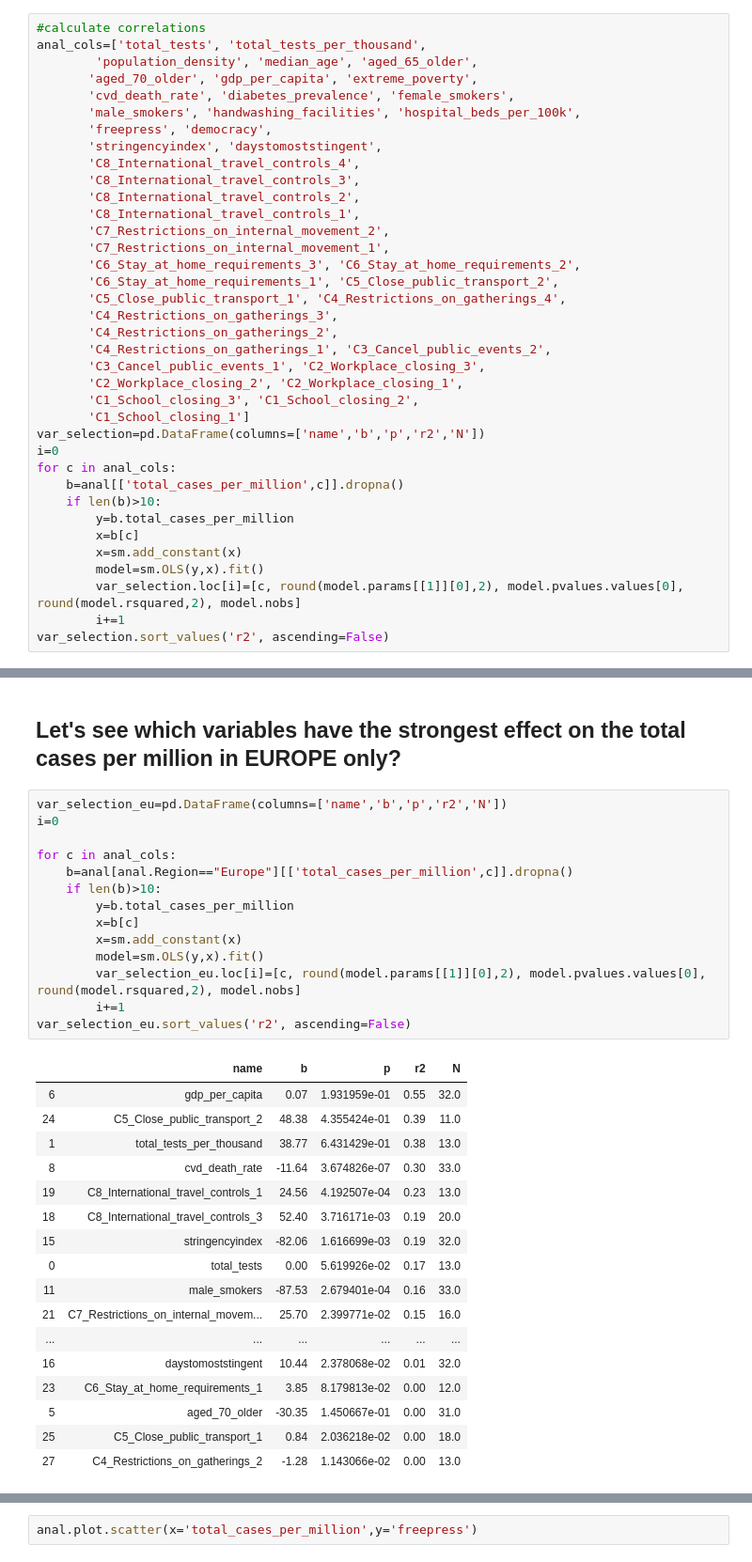
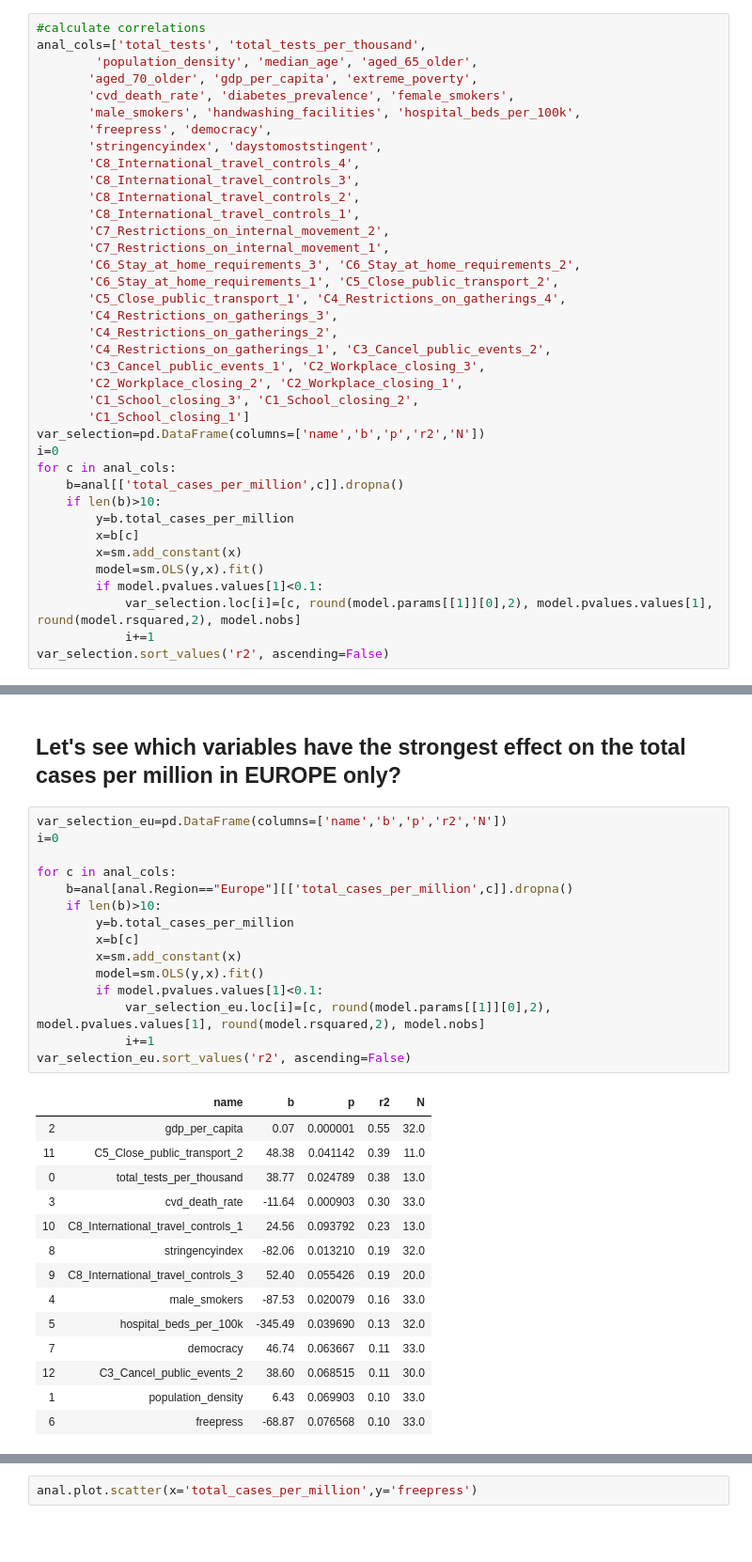
Before and after one commit to bodobalazs/covid_government, a Jupyter notebook: gov_action_data_prepapartion.ipynb, the cells around one changed output, grey strips where cells are left out. Shown at 94% size. Saved outputs shown, nothing was run; the diff lists cells and outputs as text; blank space fills up the shorter version.

Commit message:
new features + bug hunting
- corrected 2 bugs in the single variable model (wrong p vaues were displayed
- updated corresponding graphs
- added experimental 2 variable OLS. still may contain bugs

```diff
--- a/gov_action_data_prepapartion.ipynb
+++ b/gov_action_data_prepapartion.ipynb
@@ -259,8 +260,9 @@ for c in anal_cols:
         x=b[c]
         x=sm.add_constant(x)
         model=sm.OLS(y,x).fit()
-        var_selection.loc[i]=[c, round(model.params[[1]][0],2), model.pvalues.values[0], round(model.rsquared,2), model.nobs]
-        i+=1
+        if model.pvalues.values[1]<0.1:
+            var_selection.loc[i]=[c, round(model.params[[1]][0],2), model.pvalues.values[1], round(model.rsquared,2), model.nobs]
+            i+=1
 var_selection.sort_values('r2', ascending=False)
 # %% [output]
 |  | name | b | p | r2 | N |
@@ -285,32 +293,30 @@ var_selection.sort_values('r2', ascending=False)
 # %%
 var_selection_eu=pd.DataFrame(columns=['name','b','p','r2','N'])
 i=0
 
 for c in anal_cols:
     b=anal[anal.Region=="Europe"][['total_cases_per_million',c]].dropna()
     if len(b)>10:
         y=b.total_cases_per_million
         x=b[c]
         x=sm.add_constant(x)
         model=sm.OLS(y,x).fit()
-        var_selection_eu.loc[i]=[c, round(model.params[[1]][0],2), model.pvalues.values[0], round(model.rsquared,2), model.nobs]
-        i+=1
+        if model.pvalues.values[1]<0.1:
+            var_selection_eu.loc[i]=[c, round(model.params[[1]][0],2), model.pvalues.values[1], round(model.rsquared,2), model.nobs]
+            i+=1
 var_selection_eu.sort_values('r2', ascending=False)
 # %% [output]
 |  | name | b | p | r2 | N |
-| 6 | gdp_per_capita | 0.07 | 1.931959e-01 | 0.55 | 32.0 |
-| 24 | C5_Close_public_transport_2 | 48.38 | 4.355424e-01 | 0.39 | 11.0 |
-| 1 | total_tests_per_thousand | 38.77 | 6.431429e-01 | 0.38 | 13.0 |
-| 8 | cvd_death_rate | -11.64 | 3.674826e-07 | 0.30 | 33.0 |
-| 19 | C8_International_travel_controls_1 | 24.56 | 4.192507e-04 | 0.23 | 13.0 |
-| 18 | C8_International_travel_controls_3 | 52.40 | 3.716171e-03 | 0.19 | 20.0 |
-| 15 | stringencyindex | -82.06 | 1.616699e-03 | 0.19 | 32.0 |
-| 0 | total_tests | 0.00 | 5.619926e-02 | 0.17 | 13.0 |
-| 11 | male_smokers | -87.53 | 2.679401e-04 | 0.16 | 33.0 |
-| 21 | C7_Restrictions_on_internal_movem... | 25.70 | 2.399771e-02 | 0.15 | 16.0 |
-| ... | ... | ... | ... | ... | ... |
-| 16 | daystomoststingent | 10.44 | 2.378068e-02 | 0.01 | 32.0 |
-| 23 | C6_Stay_at_home_requirements_1 | 3.85 | 8.179813e-02 | 0.00 | 12.0 |
-| 5 | aged_70_older | -30.35 | 1.450667e-01 | 0.00 | 31.0 |
-| 25 | C5_Close_public_transport_1 | 0.84 | 2.036218e-02 | 0.00 | 18.0 |
-| 27 | C4_Restrictions_on_gatherings_2 | -1.28 | 1.143066e-02 | 0.00 | 13.0 |
+| 2 | gdp_per_capita | 0.07 | 0.000001 | 0.55 | 32.0 |
+| 11 | C5_Close_public_transport_2 | 48.38 | 0.041142 | 0.39 | 11.0 |
+| 0 | total_tests_per_thousand | 38.77 | 0.024789 | 0.38 | 13.0 |
+| 3 | cvd_death_rate | -11.64 | 0.000903 | 0.30 | 33.0 |
+| 10 | C8_International_travel_controls_1 | 24.56 | 0.093792 | 0.23 | 13.0 |
+| 8 | stringencyindex | -82.06 | 0.013210 | 0.19 | 32.0 |
+| 9 | C8_International_travel_controls_3 | 52.40 | 0.055426 | 0.19 | 20.0 |
+| 4 | male_smokers | -87.53 | 0.020079 | 0.16 | 33.0 |
+| 5 | hospital_beds_per_100k | -345.49 | 0.039690 | 0.13 | 32.0 |
+| 7 | democracy | 46.74 | 0.063667 | 0.11 | 33.0 |
+| 12 | C3_Cancel_public_events_2 | 38.60 | 0.068515 | 0.11 | 30.0 |
+| 1 | population_density | 6.43 | 0.069903 | 0.10 | 33.0 |
+| 6 | freepress | -68.87 | 0.076568 | 0.10 | 33.0 |
```
Also changed, not shown: parts of 10 cells of this notebook, 2 other files.
